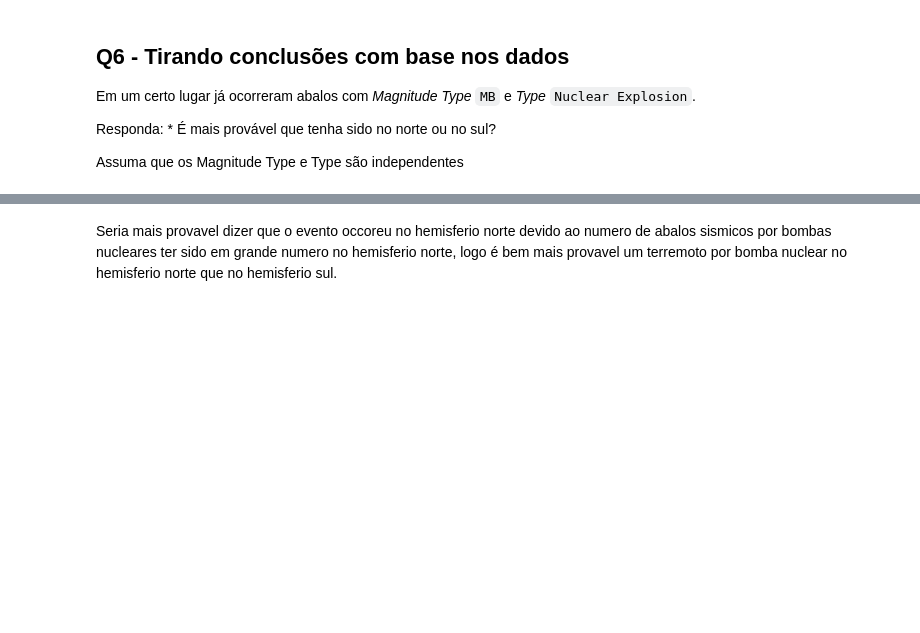
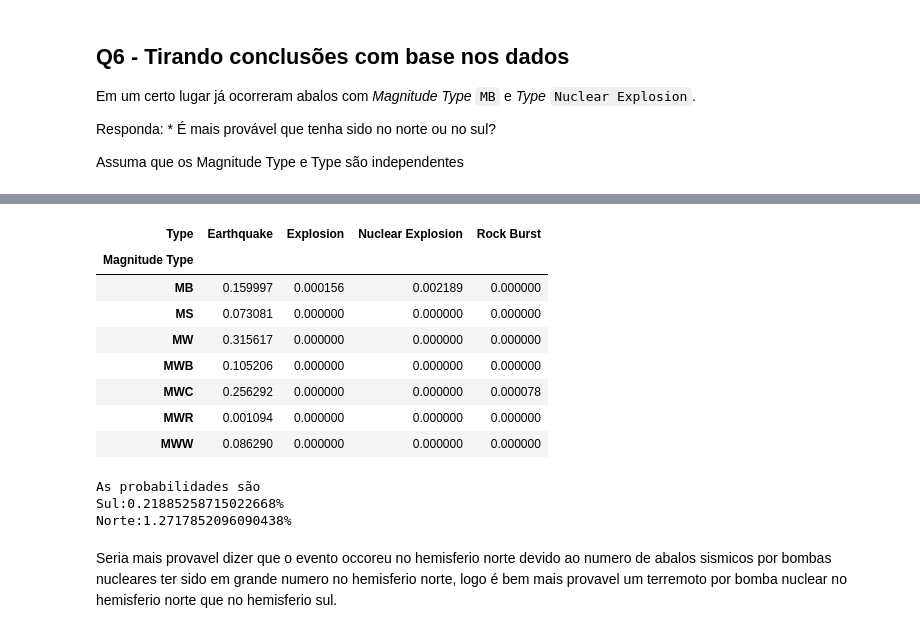
Before and after one commit to gpizzigh/CD-Projeto-1, a Jupyter notebook: APS 5/APS5_alunos.ipynb, the cells around one changed output, grey strips where cells are left out. Cells and saved outputs as stored; diff of their text form; code cells hidden in the pictures; blank space fills up the shorter version.

```diff
--- a/APS 5/APS5_alunos.ipynb
+++ b/APS 5/APS5_alunos.ipynb
@@ -218,2 +276,27 @@ pd.crosstab(df["Hemisferio"],df["Type"])
+# %%
+dt_S = df[df["Hemisferio"] == "Sul"]
+cros_s = pd.crosstab(dt_S["Magnitude Type"],dt_S["Type"],normalize=True)
+cros_s
+# %% [output]
+| Type | Earthquake | Explosion | Nuclear Explosion | Rock Burst |
+| Magnitude Type |  |  |  |  |
+| MB | 0.159997 | 0.000156 | 0.002189 | 0.000000 |
+| MS | 0.073081 | 0.000000 | 0.000000 | 0.000000 |
+| MW | 0.315617 | 0.000000 | 0.000000 | 0.000000 |
+| MWB | 0.105206 | 0.000000 | 0.000000 | 0.000000 |
+| MWC | 0.256292 | 0.000000 | 0.000000 | 0.000078 |
+| MWR | 0.001094 | 0.000000 | 0.000000 | 0.000000 |
+| MWW | 0.086290 | 0.000000 | 0.000000 | 0.000000 |
+# %%
+#calculo da probabilidade
+nor = cros_n.iat[0,2]
+nor
+su = cros_s.iat[0,2]
+su
+print("As probabilidades são\nSul:{0}%\nNorte:{1}%".format(su*100,nor*100))
+# %% [output]
+As probabilidades são
+Sul:0.21885258715022668%
+Norte:1.2717852096090438%
 # %% [markdown]
 Seria mais provavel dizer que o evento occoreu no hemisferio norte devido ao numero de abalos sismicos por bombas nucleares ter sido em grande numero no hemisferio norte, logo é bem mais provavel um terremoto por bomba nuclear no hemisferio norte que no hemisferio sul.
```
Also changed, not shown: parts of 13 cells of this notebook.
